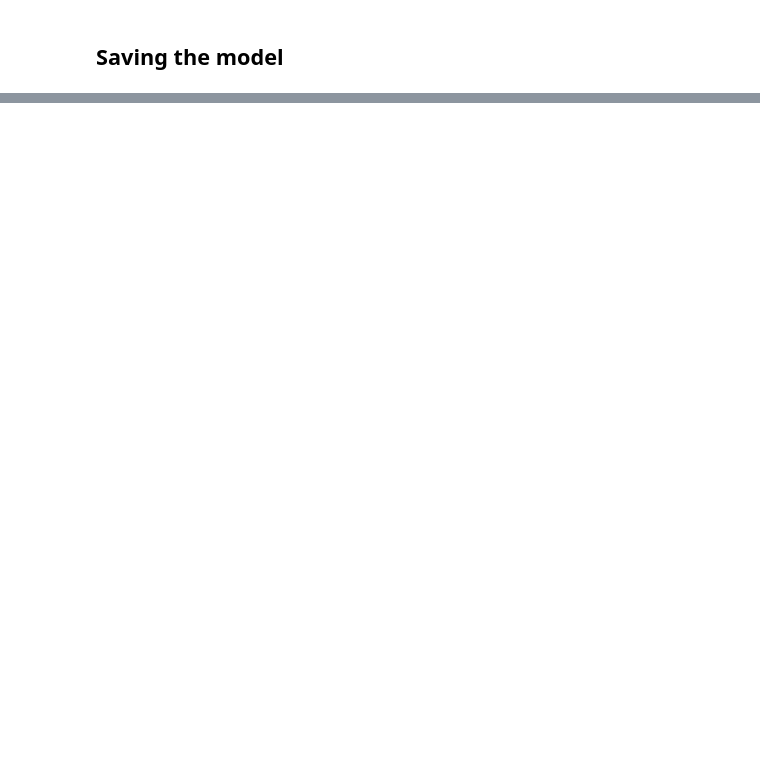
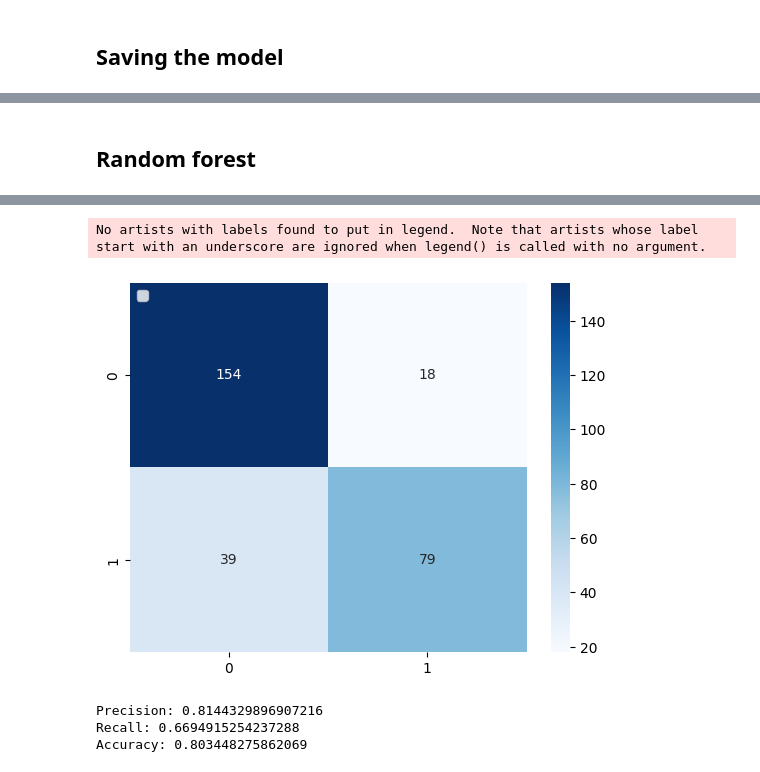
Before and after one commit to shreyashonnalli/image-classifier, a Jupyter notebook: model.ipynb, the cells around one changed output, grey strips where cells are left out. Cells and saved outputs as stored; diff of their text form; code cells hidden in the pictures; blank space fills up the shorter version.

Commit message:
Final model

```diff
--- a/model.ipynb
+++ b/model.ipynb
@@ -601,0 +493,28 @@ model.save(os.path.join('models', 'tonsil_detector.h5'))
+# %% [markdown]
+## Random forest
+# %%
+from sklearn.ensemble import RandomForestClassifier
+RF_model = RandomForestClassifier(n_estimators = 50, random_state = 42)
+
+x_train_rf = feature_extractor.predict(x_train)
+x_test_rf = feature_extractor.predict(x_test)
+
+RF_model.fit(x_train_rf, y_train)
+RF_pred = RF_model.predict(x_test_rf)
+
+cm = confusion_matrix(y_test, RF_pred)
+sns.heatmap(cm, annot=True, cmap='Blues', fmt='g')
+fig.suptitle('accuracy')
+plt.legend(loc='upper left')
+plt.show()
+
+tn, fp, fn, tp = cm.ravel()
+
+precision = tp / (tp + fp)
+recall = tp / (tp + fn)
+accuracy = (tp + tn) / (tp + tn + fp + fn)
+
+print("Precision:", precision)
+print("Recall:", recall)
+print("Accuracy:", accuracy)
+# %% [output]
@@ -601,0 +524,5 @@ model.save(os.path.join('models', 'tonsil_detector.h5'))
+No artists with labels found to put in legend.  Note that artists whose label start with an underscore are ignored when legend() is called with no argument.
+[figure, added]
+Precision: 0.8144329896907216
+Recall: 0.6694915254237288
+Accuracy: 0.803448275862069
```
Also changed, not shown: parts of 24 cells of this notebook.
